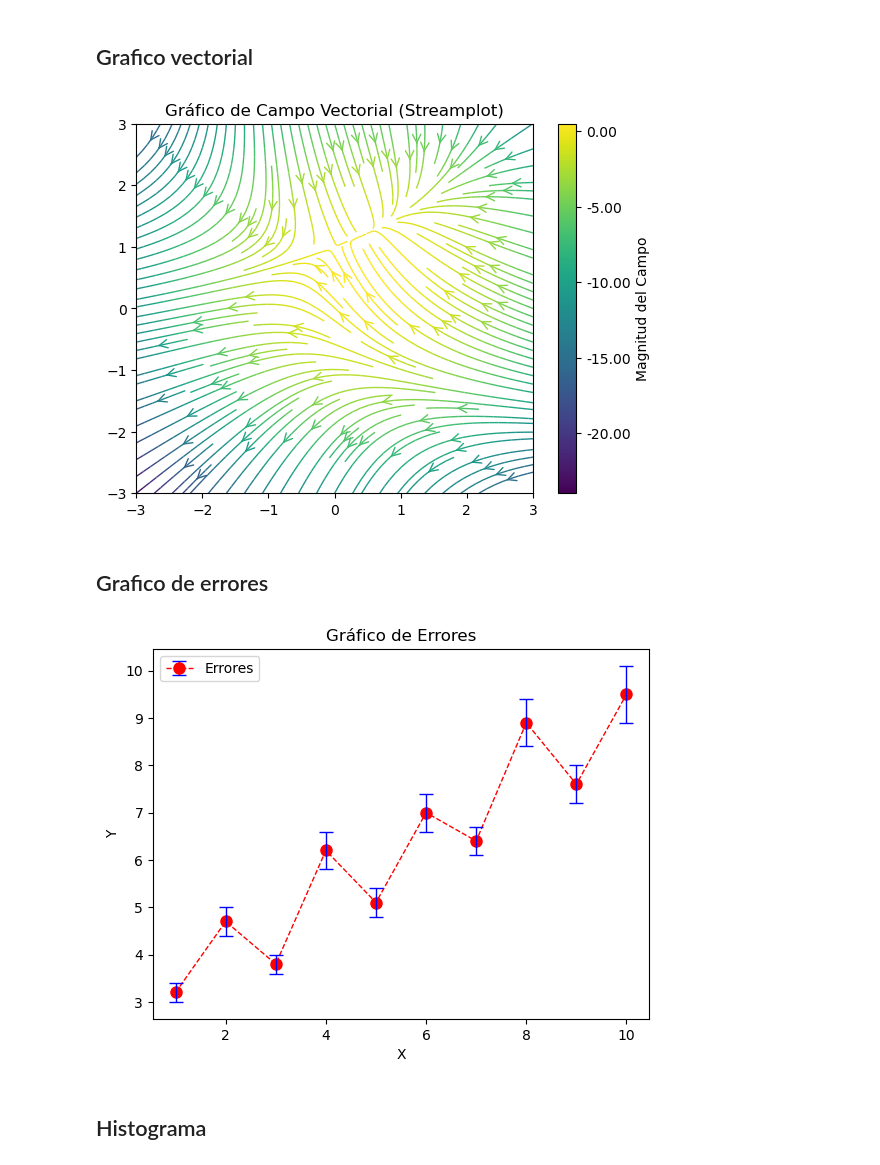
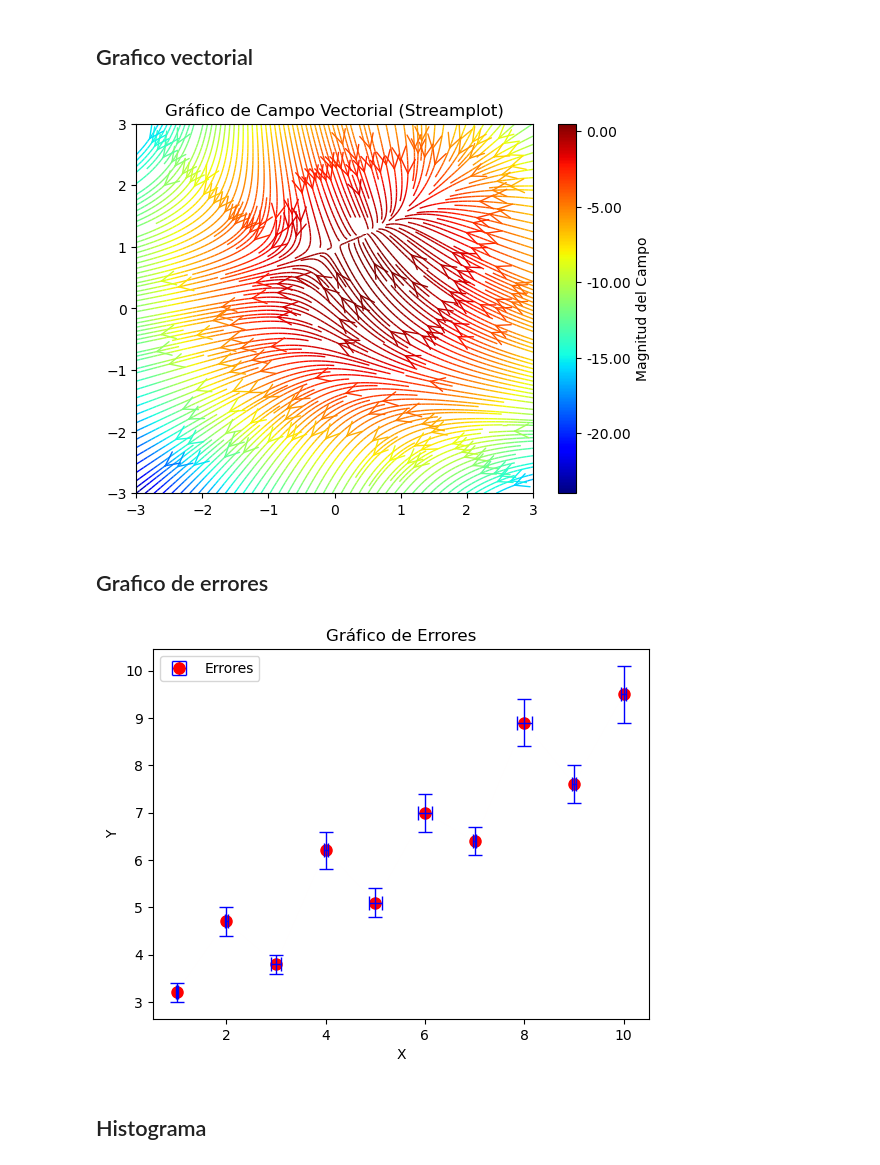
Before and after one commit to Santiago-Echeverri-Arteaga/Programacion_UQ_Fisica, a Jupyter notebook: Codigos/sympy_scipy_matplotlib.ipynb, the cells around one changed output. Drawn from its saved outputs; the diff is of its cells as text; code cells hidden in the pictures.

```diff
--- a/Codigos/sympy_scipy_matplotlib.ipynb
+++ b/Codigos/sympy_scipy_matplotlib.ipynb
@@ -1258,36 +1318,36 @@ plt.show()
 # %%
 import numpy as np
 import matplotlib.pyplot as plt
 
 # Crear una malla de coordenadas
 x = np.linspace(-3, 3, 100)
 y = np.linspace(-3, 3, 100)
 X, Y = np.meshgrid(x, y)
 
 # Definir un campo vectorial más complicado
 U = -1 - X**2 + Y
 V = 1 + X - Y**2
 
 # Crear una figura y ejes para el gráfico de campo vectorial
 fig, ax = plt.subplots()
 
 # Graficar el campo vectorial utilizando streamplot
-stream = ax.streamplot(X, Y, U, V, color=U+V, linewidth=1, density=1.5, arrowstyle='->',
-                      arrowsize=1.5, cmap='viridis')
+stream = ax.streamplot(X, Y, U, V, color=U+V, linewidth=1, density=3., arrowstyle='->',
+                      arrowsize=2.5, cmap='jet')
 
 # Personalizar el gráfico de campo vectorial
 ax.set_xlim(-3, 3)
 ax.set_ylim(-3, 3)
 ax.set_title('Gráfico de Campo Vectorial (Streamplot)')
 
 # Agregar una barra de color para representar la magnitud del campo
 cbar = fig.colorbar(stream.lines, ax=ax, format='%.2f')
 cbar.set_label('Magnitud del Campo')
 
 # Mostrar el gráfico
 plt.show()
 # %% [output]
-[figure, old version]
+[figure, new version]
 # %% [markdown]
 ## Grafico de errores
 # %%
@@ -1298,14 +1358,15 @@ import matplotlib.pyplot as plt
 x = np.arange(1, 11)
 y = np.array([3.2, 4.7, 3.8, 6.2, 5.1, 7.0, 6.4, 8.9, 7.6, 9.5])
 y_err = np.array([0.2, 0.3, 0.2, 0.4, 0.3, 0.4, 0.3, 0.5, 0.4, 0.6])
+x_err = np.array([0.02, 0.03, 0.1, 0.04, 0.13, 0.14, 0.03, 0.15, 0.04, 0.06])
 
 # Crear una figura y ejes para el gráfico de errores
 fig, ax = plt.subplots()
 
 # Graficar los errores
-ax.errorbar(x, y, yerr=y_err, fmt='o', color='red', markersize=8, capsize=5,
+ax.errorbar(x, y, yerr=y_err, xerr=x_err, fmt='o', color='red', markersize=8, capsize=5,
             elinewidth=1, capthick=1, barsabove=True, ecolor='blue', errorevery=1,
-            linestyle='--', linewidth=1, label='Errores')
+            linestyle='--', linewidth=0.001, label='Errores')
 
 # Personalizar el gráfico de errores
 ax.set_xlabel('X')
@@ -1316,7 +1377,7 @@ ax.legend()
 # Mostrar el gráfico
 plt.show()
 # %% [output]
-[figure, old version]
+[figure, new version]
 # %% [markdown]
 ## Histograma
 # %%
```
Also changed, not shown: parts of 20 cells of this notebook, 1 other file.
